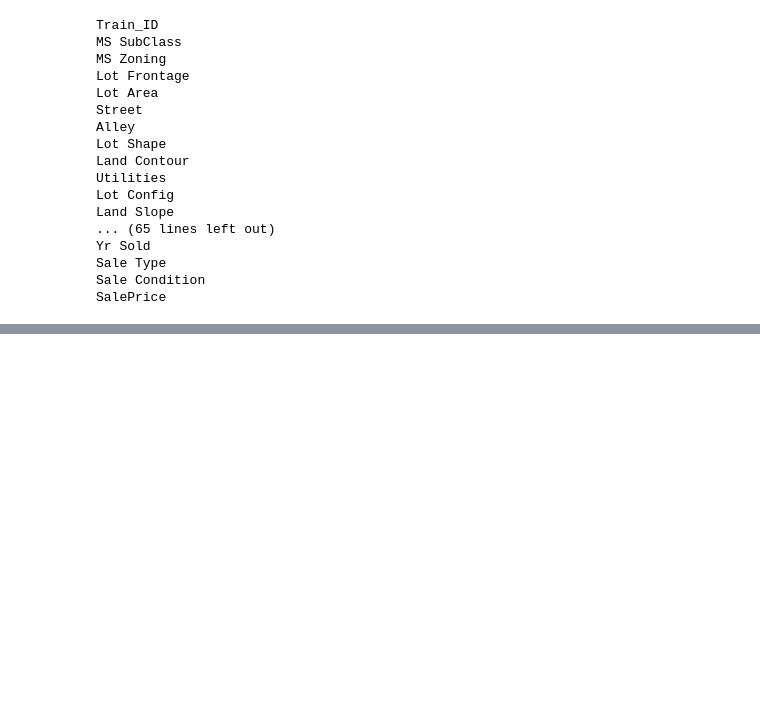
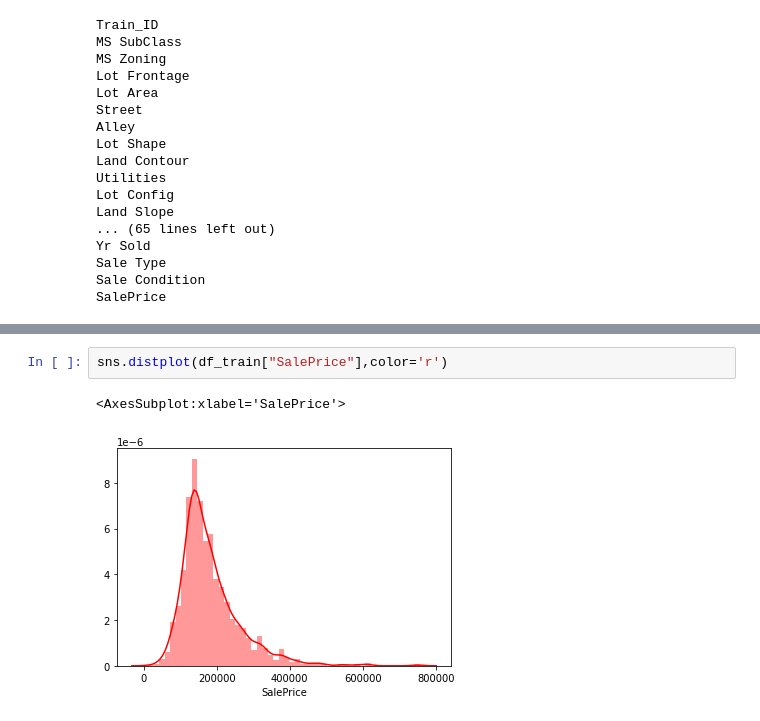
Before and after one commit to greatabel/PythonProjectLearn, a Jupyter notebook: b6969price_predict/Assignment2.ipynb, the cells around one changed output, grey strips where cells are left out. Cells and saved outputs as stored; diff of their text form; blank space fills up the shorter version.

```diff
--- a/b6969price_predict/Assignment2.ipynb
+++ b/b6969price_predict/Assignment2.ipynb
@@ -47,0 +81,5 @@ SalePrice
+# %%
+sns.distplot(df_train["SalePrice"],color='r')
+# %% [output]
+<AxesSubplot:xlabel='SalePrice'>
+[figure, added]
```
Also changed, not shown: parts of 4 cells of this notebook, 1 other file.
